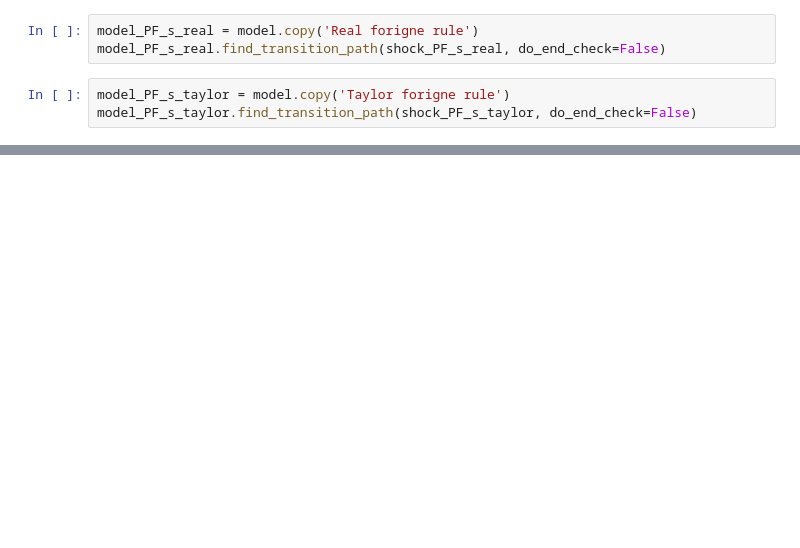
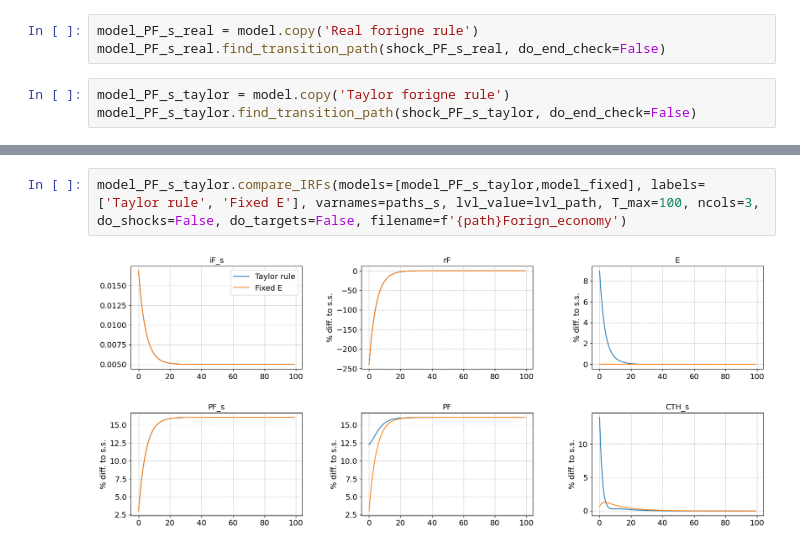
Before and after one commit to funlime/I_HANK_PIGL, a Jupyter notebook: notebook0304.ipynb, the cells around one changed output, grey strips where cells are left out. Cells and saved outputs as stored; diff of their text form; blank space fills up the shorter version.

```diff
--- a/notebook0304.ipynb
+++ b/notebook0304.ipynb
@@ -56,0 +116,4 @@ model_PF_s_real.compare_IRFs(models=[model_PF_s_taylor,model_PF_s_real], labels=
+# %%
+model_PF_s_taylor.compare_IRFs(models=[model_PF_s_taylor,model_fixed], labels=['Taylor rule', 'Fixed E'], varnames=paths_s, lvl_value=lvl_path, T_max=100, ncols=3, do_shocks=False, do_targets=False, filename=f'{path}Forign_economy')
+# %% [output]
+[figure, added]
```
Also changed, not shown: parts of 19 cells of this notebook, 8 other files.
